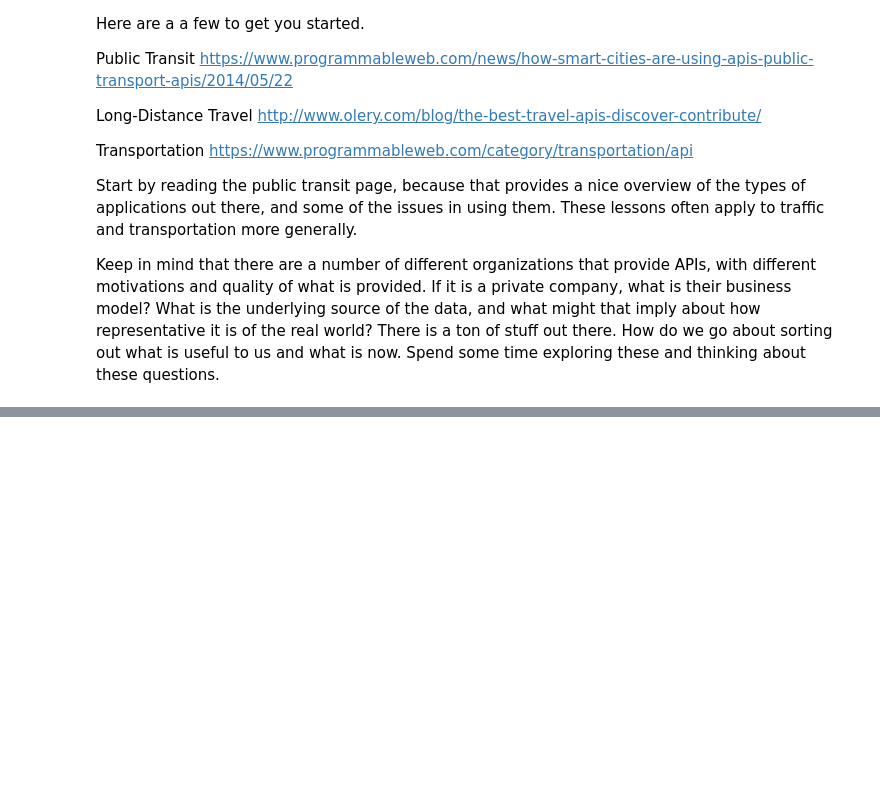
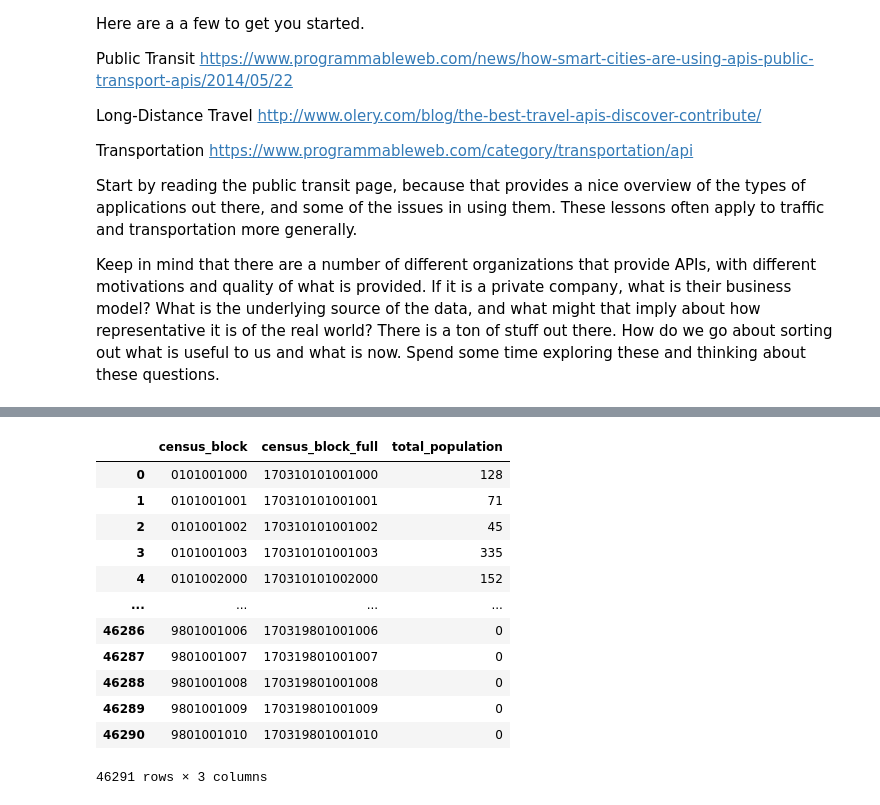
Before and after one commit to bara235/ce599, a Jupyter notebook: 12-Open Data APIs/api-demo.ipynb, the cells around one changed output, grey strips where cells are left out. Drawn from its saved outputs; the diff is of its cells as text; code cells hidden in the pictures; blank space fills up the shorter version.

```diff
--- a/12-Open Data APIs/api-demo.ipynb
+++ b/12-Open Data APIs/api-demo.ipynb
@@ -562,0 +578,13 @@ Keep in mind that there are a number of different organizations that provide API
+# %%
+import pandas as pd
+from sodapy import Socrata
+
+# Unauthenticated client only works with public data sets. Note 'None'
+# in place of application token, and no username or password:
+client = Socrata("data.cityofchicago.org", None)
+
+
+# First 2000 results, returned as JSON from API / converted to Python list of
+# dictionaries by sodapy.
+results = client.get("5yjb-v3mj", limit=100000)
+results
@@ -562,0 +610,17 @@ Keep in mind that there are a number of different organizations that provide API
+# %%
+results_df = pd.DataFrame.from_records(results)
+results_df
+# %% [output]
+|  | census_block | census_block_full | total_population |
+| 0 | 0101001000 | 170310101001000 | 128 |
+| 1 | 0101001001 | 170310101001001 | 71 |
+| 2 | 0101001002 | 170310101001002 | 45 |
+| 3 | 0101001003 | 170310101001003 | 335 |
+| 4 | 0101002000 | 170310101002000 | 152 |
+| ... | ... | ... | ... |
+| 46286 | 9801001006 | 170319801001006 | 0 |
+| 46287 | 9801001007 | 170319801001007 | 0 |
+| 46288 | 9801001008 | 170319801001008 | 0 |
+| 46289 | 9801001009 | 170319801001009 | 0 |
+| 46290 | 9801001010 | 170319801001010 | 0 |
+46291 rows × 3 columns
```
Also changed, not shown: parts of 23 cells of this notebook, 6 other files.
